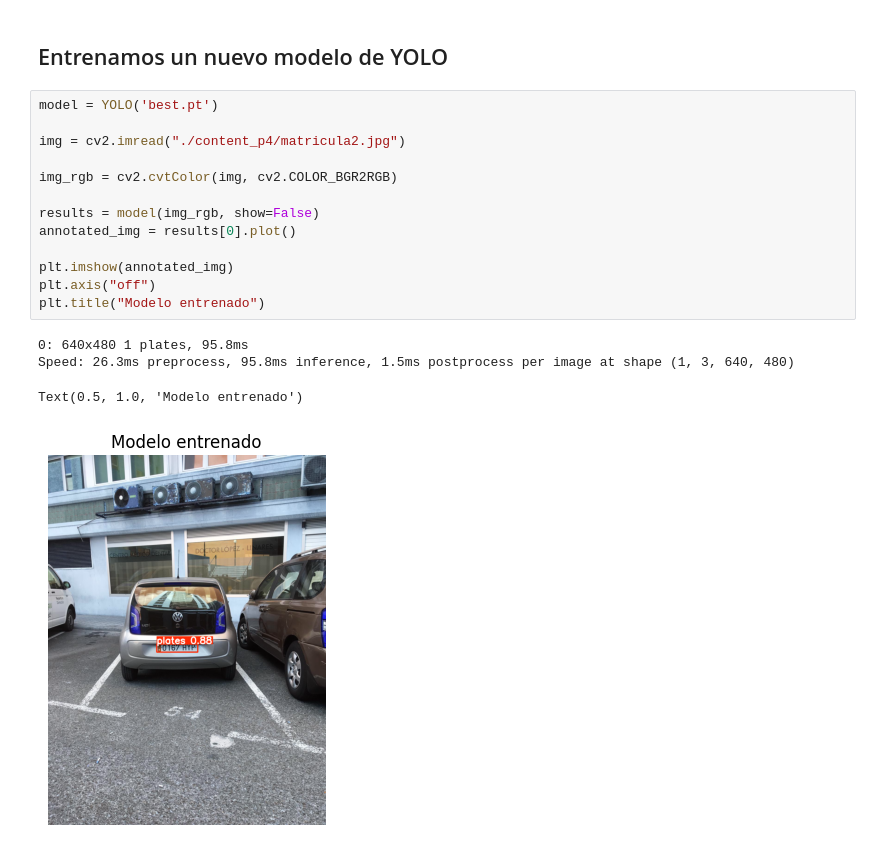
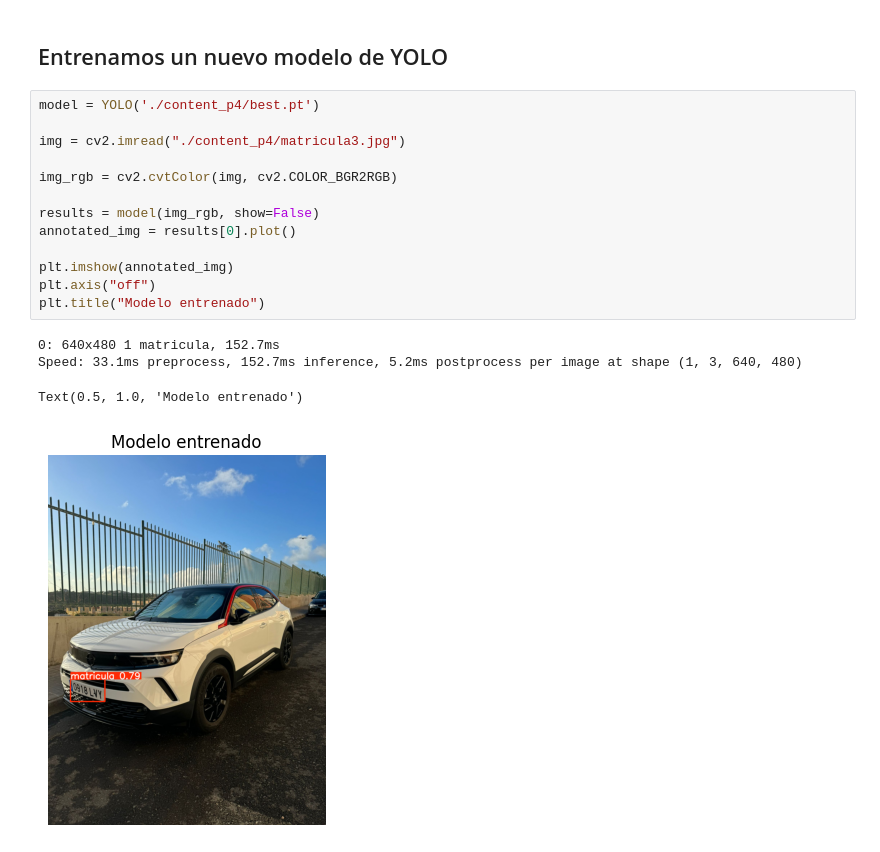
Before and after one commit to AllenHyun/VC_P4_LRM_MCV, a Jupyter notebook: tareas.ipynb, the cells around one changed output. Drawn from its saved outputs; the diff is of its cells as text.

Commit message:
Actualizado el modelo entrenado para que tenga el nombre correcto (matricula)

```diff
--- a/tareas.ipynb
+++ b/tareas.ipynb
@@ -32,20 +32,20 @@ cv2.destroyAllWindows()
 # %% [markdown]
 ## Entrenamos un nuevo modelo de YOLO
 # %%
-model = YOLO('best.pt')
+model = YOLO('./content_p4/best.pt')
 
-img = cv2.imread("./content_p4/matricula2.jpg")
+img = cv2.imread("./content_p4/matricula3.jpg")
 
 img_rgb = cv2.cvtColor(img, cv2.COLOR_BGR2RGB)
 
 results = model(img_rgb, show=False)
 annotated_img = results[0].plot()
 
 plt.imshow(annotated_img)
 plt.axis("off")
 plt.title("Modelo entrenado")
 # %% [output]
-0: 640x480 1 plates, 95.8ms
-Speed: 26.3ms preprocess, 95.8ms inference, 1.5ms postprocess per image at shape (1, 3, 640, 480)
+0: 640x480 1 matricula, 152.7ms
+Speed: 33.1ms preprocess, 152.7ms inference, 5.2ms postprocess per image at shape (1, 3, 640, 480)
 Text(0.5, 1.0, 'Modelo entrenado')
-[figure, old version]
+[figure, new version]
```
Also changed, not shown: 2 other files.
